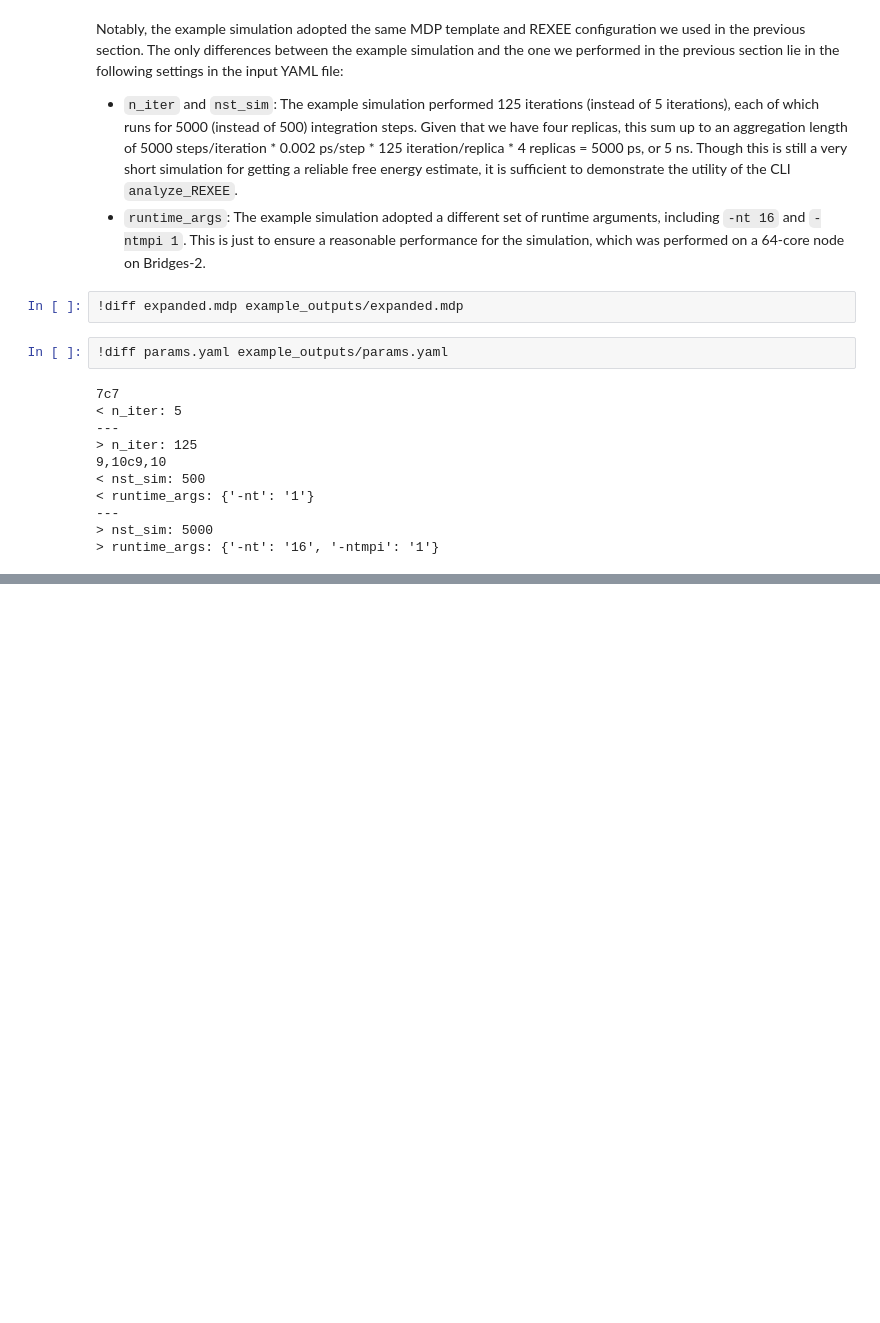
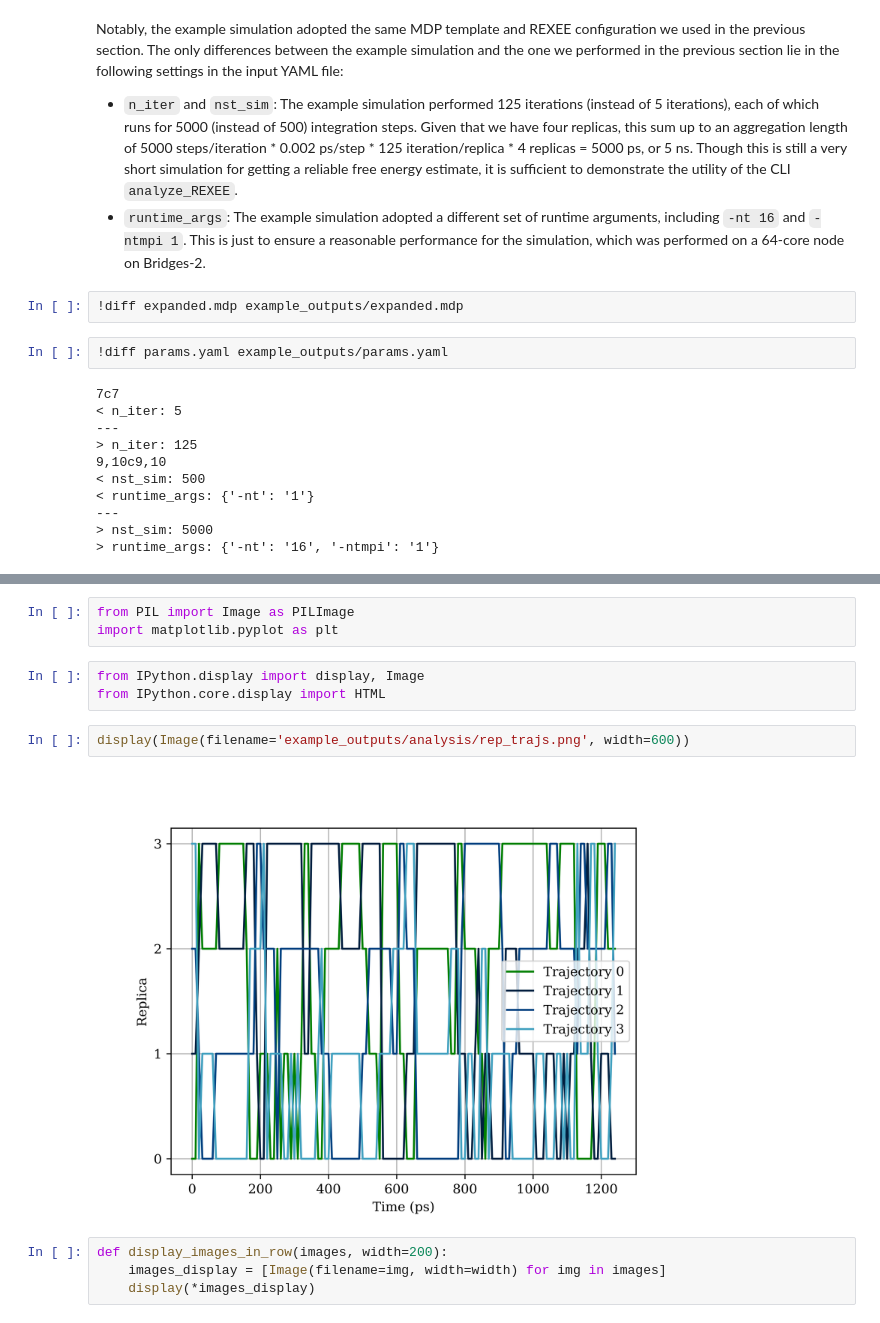
Before and after one commit to wehs7661/ensemble_md, a Jupyter notebook: docs/examples/tutorial_1/standard_REXEE.ipynb, the cells around one changed output, grey strips where cells are left out. Drawn from its saved outputs; the diff is of its cells as text; blank space fills up the shorter version.

```diff
--- a/docs/examples/tutorial_1/standard_REXEE.ipynb
+++ b/docs/examples/tutorial_1/standard_REXEE.ipynb
@@ -264,0 +260,14 @@ As shown above, all data analysis results were not only printed on the fly to th
+# %%
+from PIL import Image as PILImage
+import matplotlib.pyplot as plt
+# %%
+from IPython.display import display, Image
+from IPython.core.display import HTML
+# %%
+display(Image(filename='example_outputs/analysis/rep_trajs.png', width=600))
+# %% [output]
+[figure, added]
+# %%
+def display_images_in_row(images, width=200):
+    images_display = [Image(filename=img, width=width) for img in images]
+    display(*images_display)
```
Also changed, not shown: parts of 12 cells of this notebook, 3 other files.
